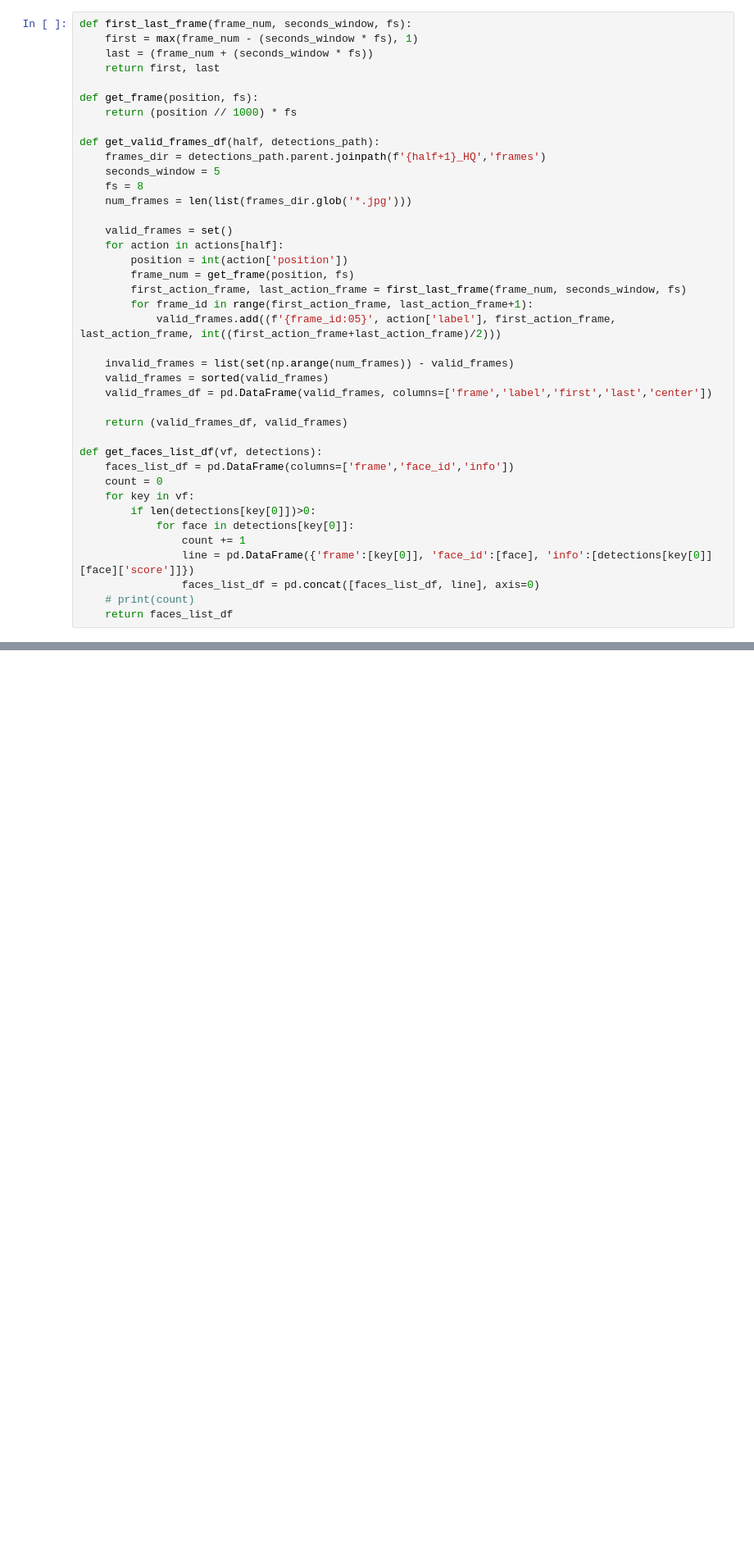
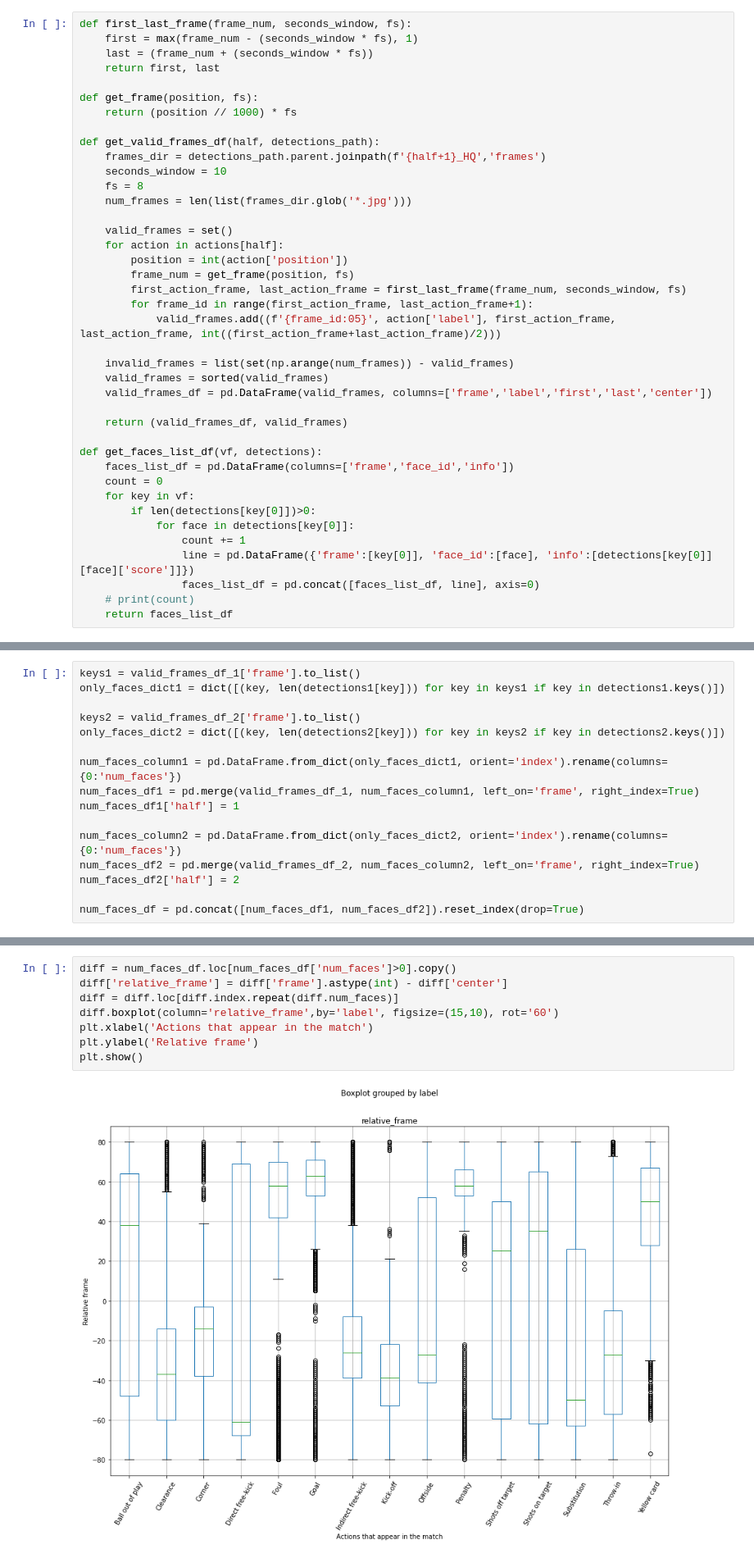
Before and after one commit to joseprs/ActionClassification, a Jupyter notebook: notebooks/analyze_faces_npfile.ipynb, the cells around one changed output, grey strips where cells are left out. Shown at 82% size. Saved outputs shown, nothing was run; the diff lists cells and outputs as text; blank space fills up the shorter version.

```diff
--- a/notebooks/analyze_faces_npfile.ipynb
+++ b/notebooks/analyze_faces_npfile.ipynb
@@ -60,7 +70,7 @@ def get_frame(position, fs):
 
 def get_valid_frames_df(half, detections_path):
     frames_dir = detections_path.parent.joinpath(f'{half+1}_HQ','frames')
-    seconds_window = 5
+    seconds_window = 10
     fs = 8
     num_frames = len(list(frames_dir.glob('*.jpg')))
 
@@ -158,0 +105,16 @@ plt.show()
+# %%
+keys1 = valid_frames_df_1['frame'].to_list()
+only_faces_dict1 = dict([(key, len(detections1[key])) for key in keys1 if key in detections1.keys()])
+
+keys2 = valid_frames_df_2['frame'].to_list()
+only_faces_dict2 = dict([(key, len(detections2[key])) for key in keys2 if key in detections2.keys()])
+
+num_faces_column1 = pd.DataFrame.from_dict(only_faces_dict1, orient='index').rename(columns={0:'num_faces'})
+num_faces_df1 = pd.merge(valid_frames_df_1, num_faces_column1, left_on='frame', right_index=True)
+num_faces_df1['half'] = 1
+
+num_faces_column2 = pd.DataFrame.from_dict(only_faces_dict2, orient='index').rename(columns={0:'num_faces'})
+num_faces_df2 = pd.merge(valid_frames_df_2, num_faces_column2, left_on='frame', right_index=True)
+num_faces_df2['half'] = 2
+
+num_faces_df = pd.concat([num_faces_df1, num_faces_df2]).reset_index(drop=True)
@@ -158,0 +153,10 @@ plt.show()
+# %%
+diff = num_faces_df.loc[num_faces_df['num_faces']>0].copy()
+diff['relative_frame'] = diff['frame'].astype(int) - diff['center']
+diff = diff.loc[diff.index.repeat(diff.num_faces)]
+diff.boxplot(column='relative_frame',by='label', figsize=(15,10), rot='60')
+plt.xlabel('Actions that appear in the match')
+plt.ylabel('Relative frame')
+plt.show()
+# %% [output]
+[figure, added]
```
Also changed, not shown: parts of 12 cells of this notebook, 19 other files.
